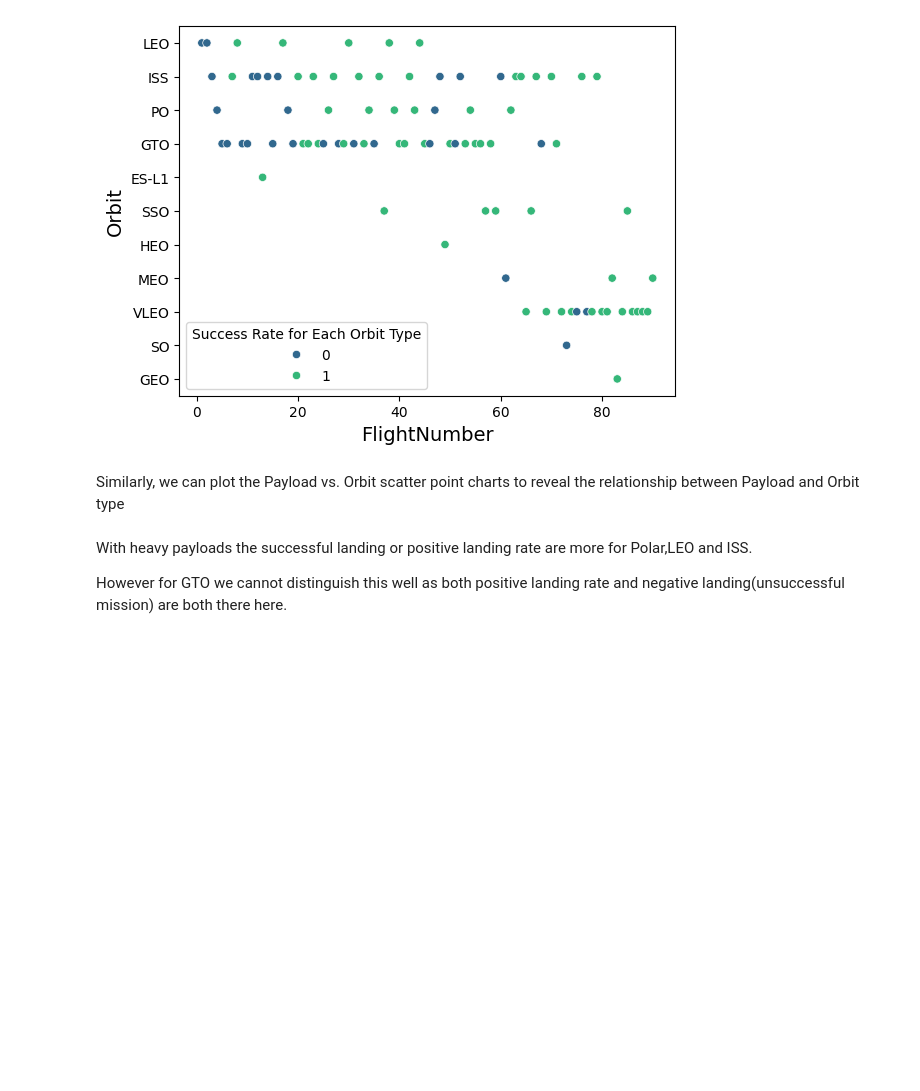
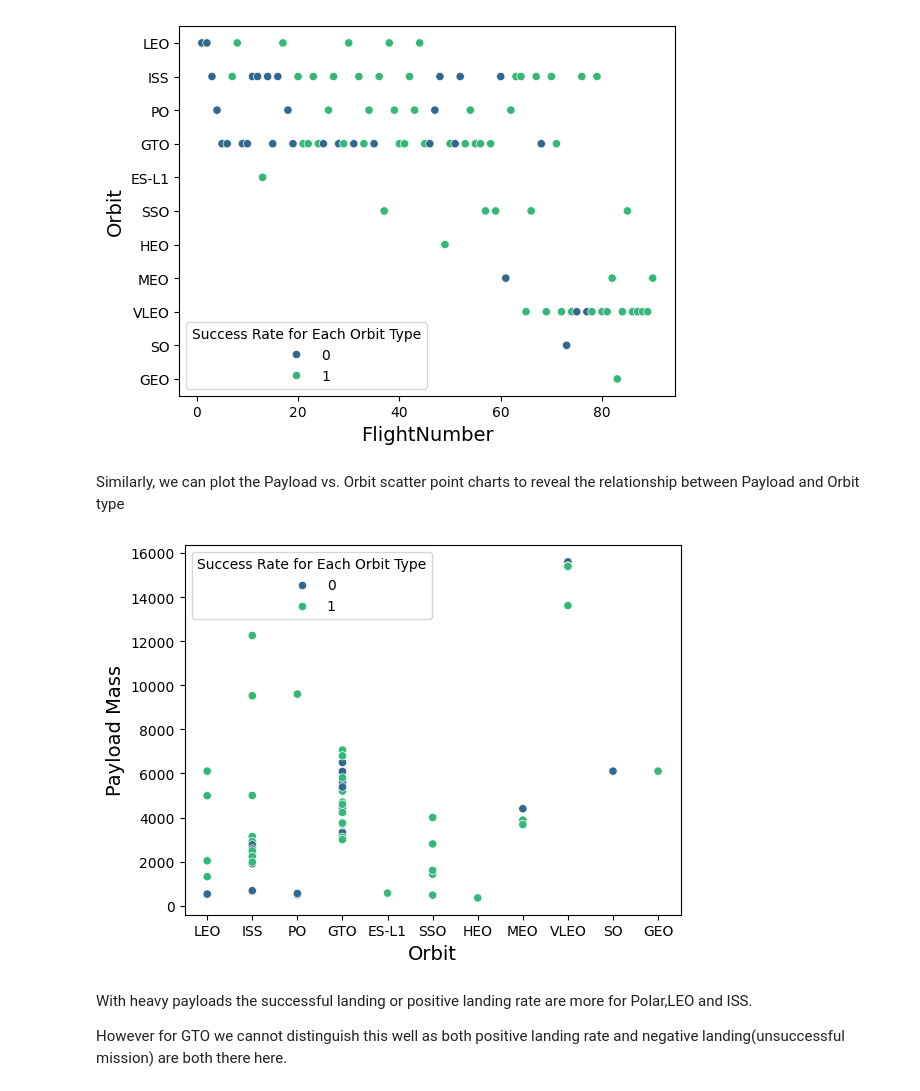
Before and after one commit to stanleybz/ds-project, a Jupyter notebook: notebooks/jupyter-labs-eda-dataviz.ipynb.jupyterlite.ipynb, the cells around one changed output. Saved outputs shown, nothing was run; the diff lists cells and outputs as text; code cells hidden in the pictures; blank space fills up the shorter version.

```diff
--- a/notebooks/jupyter-labs-eda-dataviz.ipynb.jupyterlite.ipynb
+++ b/notebooks/jupyter-labs-eda-dataviz.ipynb.jupyterlite.ipynb
@@ -176,6 +176,18 @@ plt.show()
 Similarly, we can plot the Payload vs. Orbit scatter point charts to reveal the relationship between Payload and Orbit type
 # %%
 # Plot a scatter point chart with x axis to be Payload and y axis to be the Orbit, and hue to be the class value
+
+### TASK  5: Visualize the relationship between Payload and Orbit type
+
+# Assuming you've already loaded your DataFrame df
+sns.scatterplot(x="Orbit", y="PayloadMass", hue="Class", data=df, palette="viridis")
+plt.xlabel("Orbit", fontsize=14)
+plt.ylabel("Payload Mass", fontsize=14)
+
+plt.legend(title="Success Rate for Each Orbit Type", loc="best")
+plt.show()
+# %% [output]
+[figure, added]
 # %% [markdown]
 With heavy payloads the successful landing or positive landing rate are more for Polar,LEO and ISS.
 
```
Also changed, not shown: parts of 1 cell of this notebook, 1 other file.
